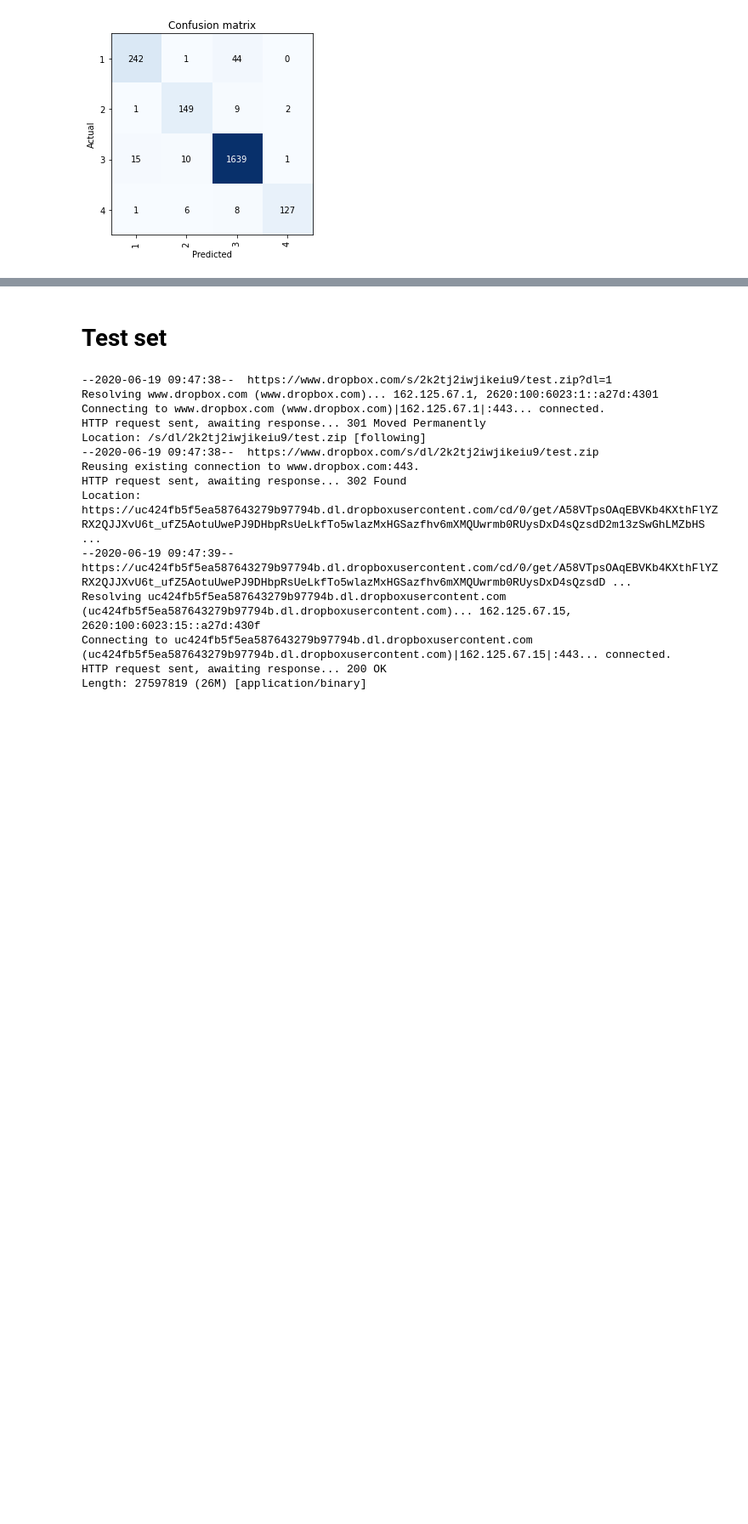
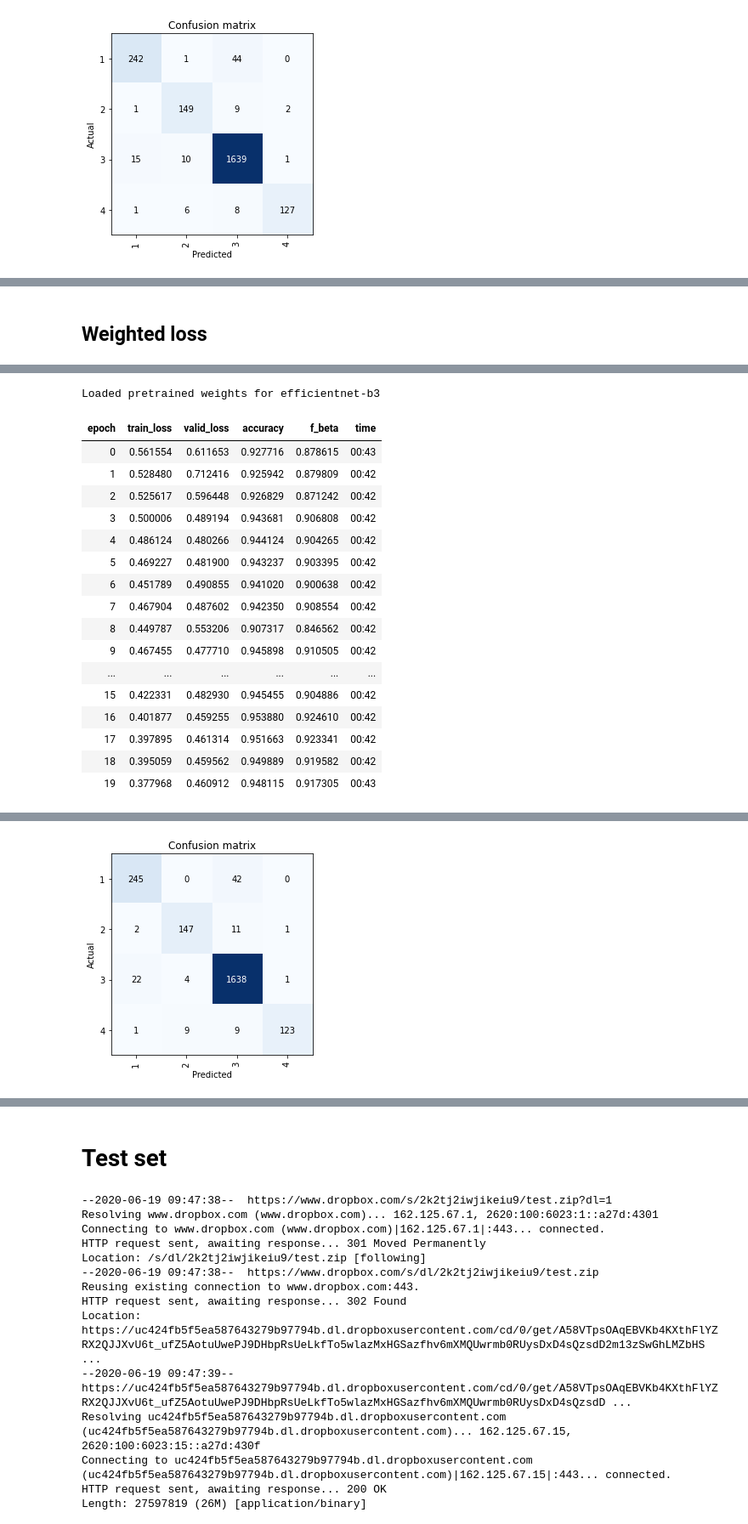
Before and after one commit to joheras/PollenChallenge, a Jupyter notebook: PollenChallenge.ipynb, the cells around one changed output, grey strips where cells are left out. Shown at 85% size. Cells and saved outputs as stored; diff of their text form; code cells hidden in the pictures; blank space fills up the shorter version.

```diff
--- a/PollenChallenge.ipynb
+++ b/PollenChallenge.ipynb
@@ -481,0 +840,15 @@ Better model found at epoch 16 with accuracy value: 0.9565410017967224.
+# %% [markdown]
+## Weighted loss
+# %%
+learnB3_im = Learner(data, models.efficientnet.EfficientNetB3(data), wd=1e-3,
+               bn_wd=False, true_wd=True, loss_func=LabelSmoothingCrossEntropy(),
+               metrics=[accuracy,FBeta(average='macro',beta=1)], callback_fns=[partial(callbacks.tracker.EarlyStoppingCallback, min_delta=0.01, patience=5),
+                                                                               partial(callbacks.tracker.SaveModelCallback, every='improvement', monitor='accuracy', name='best')])
+
+weights = [724.0/1156, 724.0/774,724.0/8816,1.0]
+class_weights=torch.FloatTensor(weights).cuda()
+learnB3_im.crit = nn.CrossEntropyLoss(weight=class_weights)
+learnB3_im.fit_fc(20,1e-03)
+interp = ClassificationInterpretation.from_learner(learnB3_im)
+interp.plot_confusion_matrix()
+# %% [output]
@@ -481,0 +856,18 @@ Better model found at epoch 16 with accuracy value: 0.9565410017967224.
+Loaded pretrained weights for efficientnet-b3
+| epoch | train_loss | valid_loss | accuracy | f_beta | time |
+| 0 | 0.561554 | 0.611653 | 0.927716 | 0.878615 | 00:43 |
+| 1 | 0.528480 | 0.712416 | 0.925942 | 0.879809 | 00:42 |
+| 2 | 0.525617 | 0.596448 | 0.926829 | 0.871242 | 00:42 |
+| 3 | 0.500006 | 0.489194 | 0.943681 | 0.906808 | 00:42 |
+| 4 | 0.486124 | 0.480266 | 0.944124 | 0.904265 | 00:42 |
+| 5 | 0.469227 | 0.481900 | 0.943237 | 0.903395 | 00:42 |
+| 6 | 0.451789 | 0.490855 | 0.941020 | 0.900638 | 00:42 |
+| 7 | 0.467904 | 0.487602 | 0.942350 | 0.908554 | 00:42 |
+| 8 | 0.449787 | 0.553206 | 0.907317 | 0.846562 | 00:42 |
+| 9 | 0.467455 | 0.477710 | 0.945898 | 0.910505 | 00:42 |
+| ... | ... | ... | ... | ... | ... |
+| 15 | 0.422331 | 0.482930 | 0.945455 | 0.904886 | 00:42 |
+| 16 | 0.401877 | 0.459255 | 0.953880 | 0.924610 | 00:42 |
+| 17 | 0.397895 | 0.461314 | 0.951663 | 0.923341 | 00:42 |
+| 18 | 0.395059 | 0.459562 | 0.949889 | 0.919582 | 00:42 |
+| 19 | 0.377968 | 0.460912 | 0.948115 | 0.917305 | 00:43 |
@@ -481,0 +881 @@ Better model found at epoch 16 with accuracy value: 0.9565410017967224.
+[figure, added]
```
Also changed, not shown: parts of 27 cells of this notebook.
